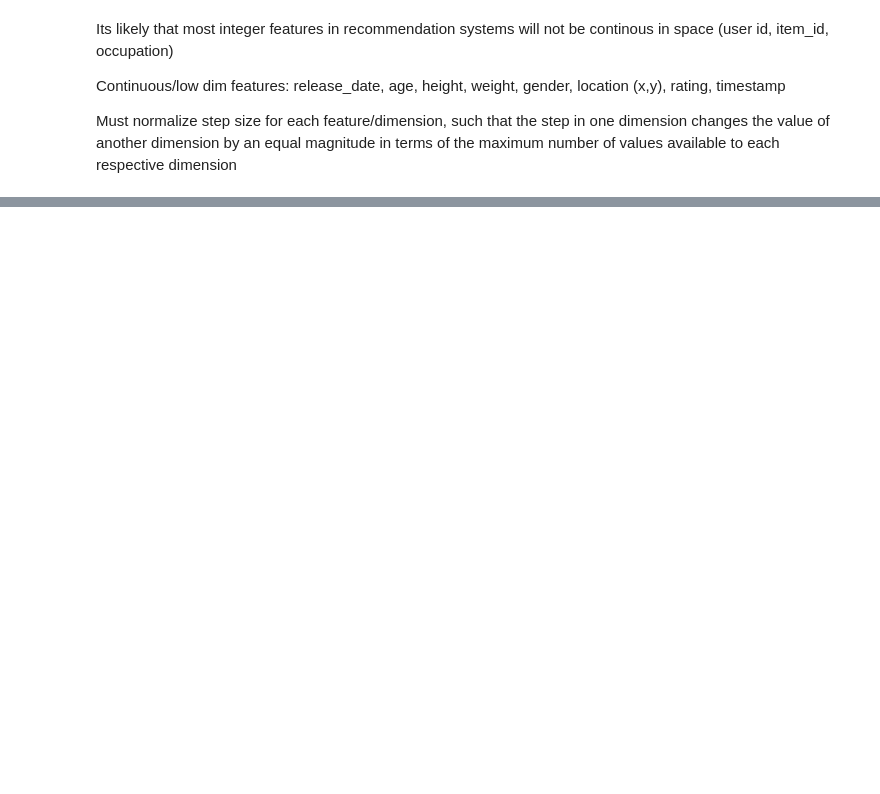
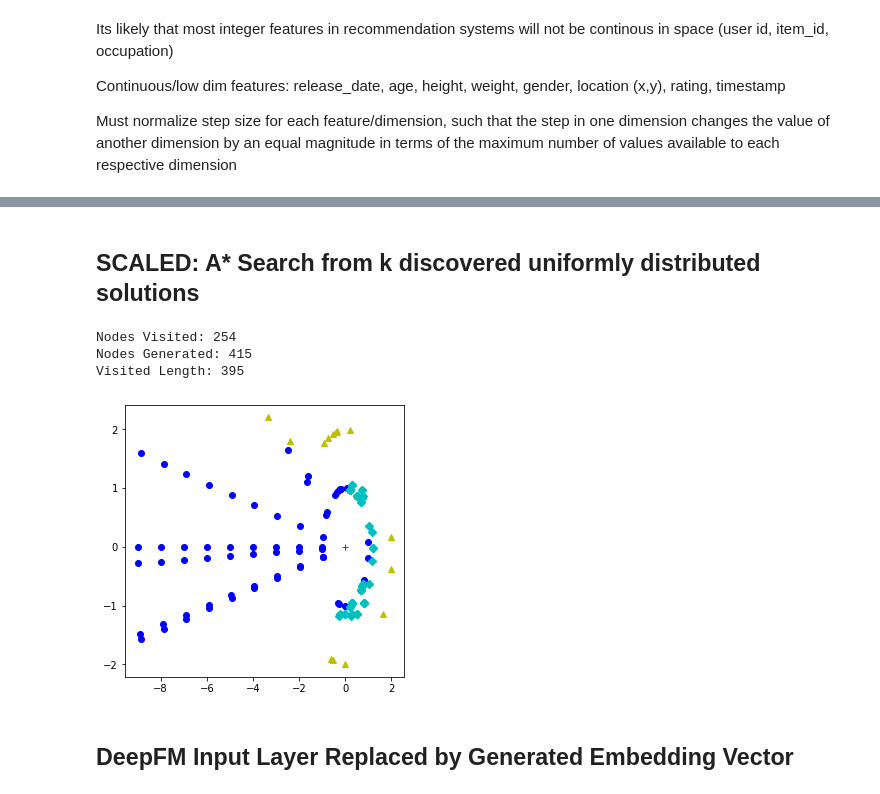
Before and after one commit to spkell/DFEST-Explainability, a Jupyter notebook: DeepFM-IntOnly.ipynb, the cells around one changed output, grey strips where cells are left out. Drawn from its saved outputs; the diff is of its cells as text; code cells hidden in the pictures; blank space fills up the shorter version.

```diff
--- a/DeepFM-IntOnly.ipynb
+++ b/DeepFM-IntOnly.ipynb
@@ -832,0 +808,3 @@ Must normalize step size for each feature/dimension, such that the step in one d
+# %% [markdown]
+SCALED: A* Search from k discovered uniformly distributed solutions
+----
@@ -832,0 +884,19 @@ Must normalize step size for each feature/dimension, such that the step in one d
+# %%
+np.random.seed(7)
+source_node = np.asarray([0,0])
+int_feat_ranges = np.asarray([10,10])
+fig, ax = plt.subplots(figsize = (5, 5))
+
+prelim_discovered = generate_precursor_solutions(source_node,int_feat_ranges,plot_search=True,nsteps=10)
+discovered = a_star_search(source_node, prelim_discovered, int_feat_ranges,k=100,learning_rate=5)
+
+for point in discovered:
+    plt.plot(point.position[0],point.position[1],'cD')
+# %% [output]
+Nodes Visited: 254
+Nodes Generated: 415
+Visited Length: 395
+[figure, added]
+# %% [markdown]
+DeepFM Input Layer Replaced by Generated Embedding Vector
+-
```
Also changed, not shown: parts of 26 cells of this notebook.
